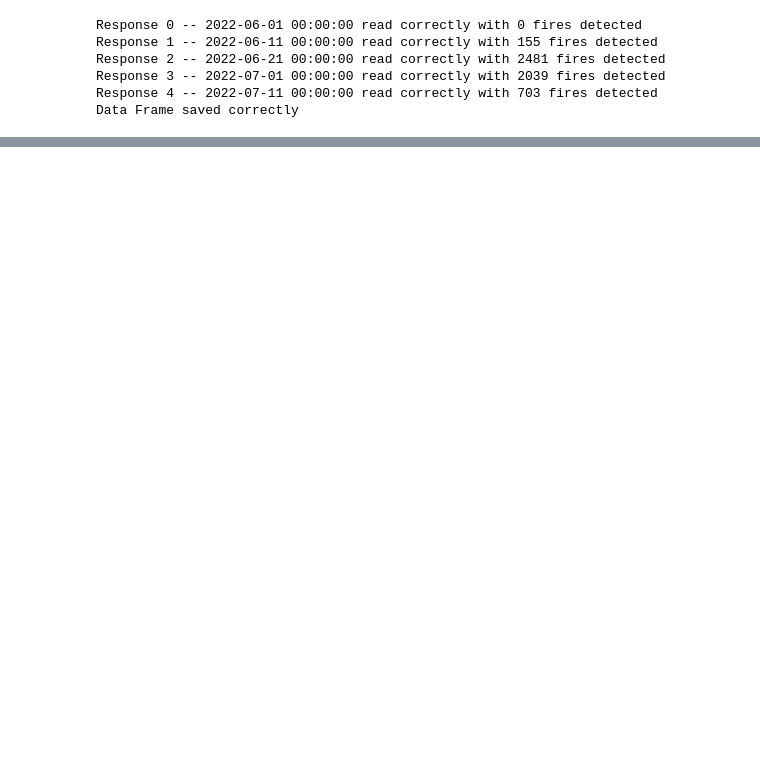
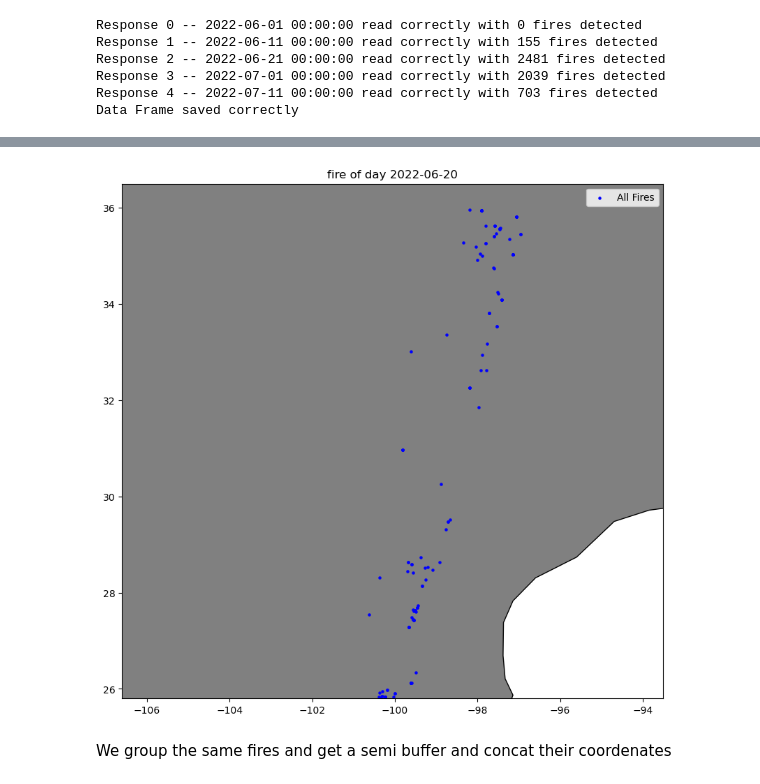
Before and after one commit to Fabrifj/fire_detected, a Jupyter notebook: detect_top_fire.ipynb, the cells around one changed output, grey strips where cells are left out. Drawn from its saved outputs; the diff is of its cells as text; code cells hidden in the pictures; blank space fills up the shorter version.

```diff
--- a/detect_top_fire.ipynb
+++ b/detect_top_fire.ipynb
@@ -178,0 +208,16 @@ top_fires[['start_time', 'end_time', 'duration', 'detections', 'area', 'min_lati
+# %%
+def plot_fires_of_day_goepandas(data_frame, title ):
+    gdf_all_fires = gpd.GeoDataFrame(
+        data_frame,
+        geometry=gpd.points_from_xy(data_frame['longitude'], data_frame['latitude']),
+        crs="EPSG:4326"
+    )
+    ax = world.plot(figsize=(10, 10) ,color="grey", edgecolor="black")
+    ax.set_xlim([extent[0],  extent[2]])
+    ax.set_ylim([extent[1],  extent[3]])
+    ax.set(title=title)
+
+    gdf_all_fires.plot(marker='o', color='blue', markersize=5, label='All Fires', ax=plt.gca())
+
+    plt.legend()
+    plt.show()
@@ -209,0 +307,5 @@ graph_fire_area(top_fires.iloc[0])
+# %%
+test_df = data_set[data_set["acq_date"] == "2022-06-20"]
+
+
+test_df
@@ -209,0 +338,14 @@ graph_fire_area(top_fires.iloc[0])
+# %%
+# group data, because there are duplicates detection by other row and path, and we filtered and drop the res
+def clean_date_set(test_df):
+    test_df = test_df.groupby(["latitude", "longitude","acq_date"]).agg(
+        acq_time=pd.NamedAgg(column='acq_time', aggfunc='last'),
+        satellite = pd.NamedAgg(column='satellite', aggfunc="last")
+    ).reset_index()
+    test_df['lat_diff'] = test_df['latitude'].diff()
+    test_df['lon_diff'] = test_df['longitude'].diff()
+    test_df['latitude'] = test_df['latitude'].round(5)
+    test_df['longitude'] = test_df['longitude'].round(5)
+    return test_df
+clean_date_set_df = clean_date_set(test_df)
+print(clean_date_set_df.shape)
@@ -209,0 +419,6 @@ graph_fire_area(top_fires.iloc[0])
+# %%
+plot_fires_of_day_goepandas(identified_fires, "fire of day 2022-06-20" )
+# %% [output]
+[figure, added]
+# %% [markdown]
+We group the same fires and get a semi buffer and concat their coordenates
```
Also changed, not shown: parts of 37 cells of this notebook, 3 other files.
